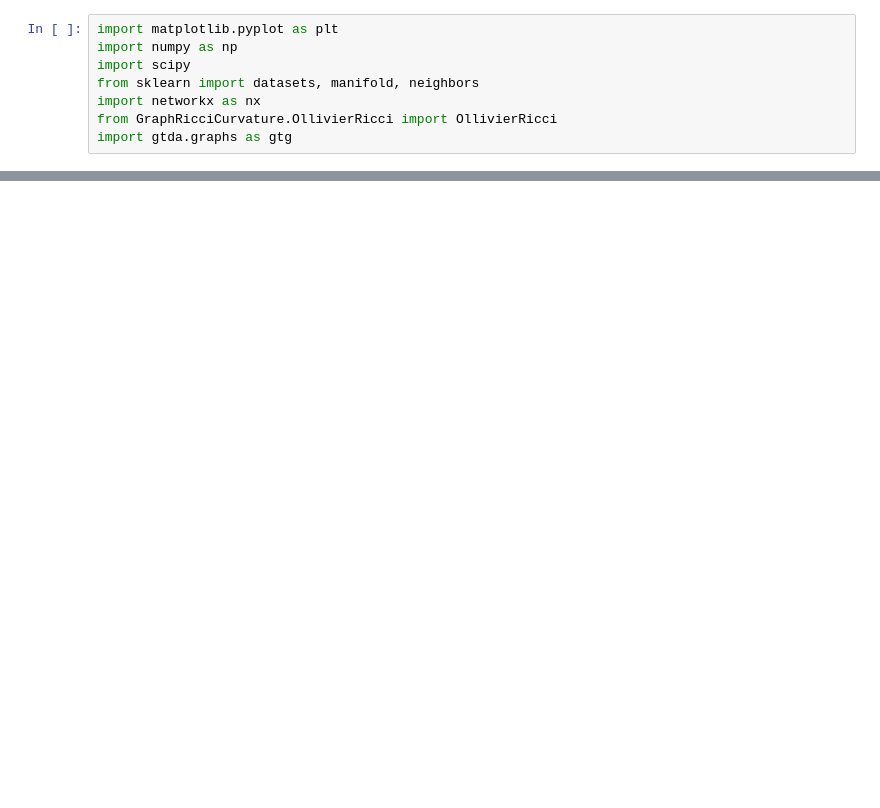
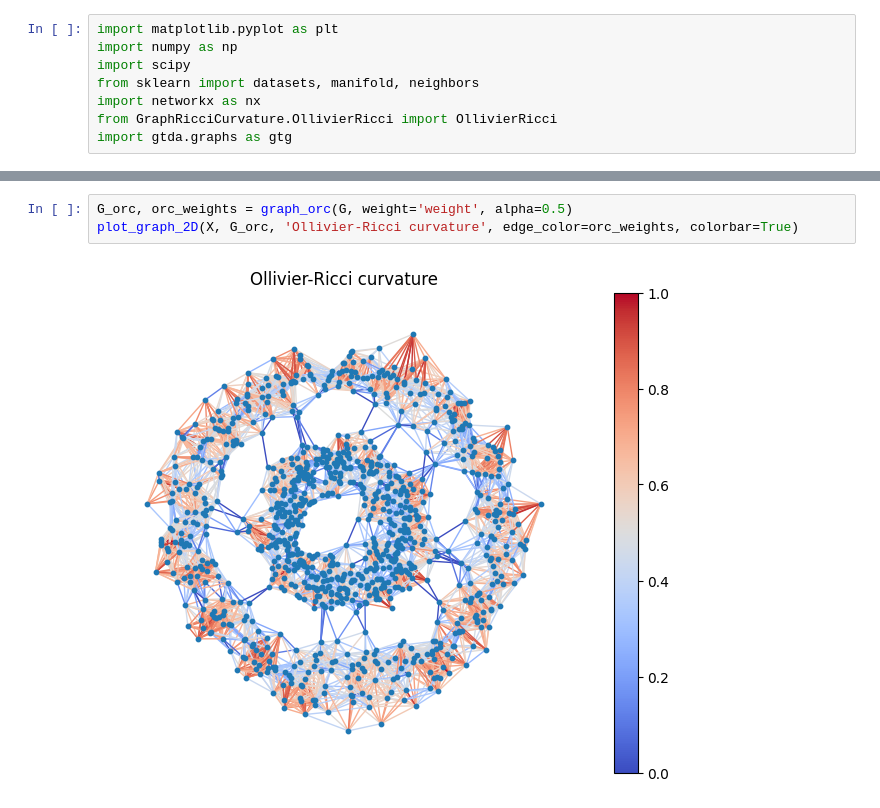
Before and after one commit to TristanSaidi/orcml, a Jupyter notebook: orcml.ipynb, the cells around one changed output, grey strips where cells are left out. Drawn from its saved outputs; the diff is of its cells as text; blank space fills up the shorter version.

```diff
--- a/orcml.ipynb
+++ b/orcml.ipynb
@@ -343,0 +312,5 @@ Number of components: 1
+# %%
+G_orc, orc_weights = graph_orc(G, weight='weight', alpha=0.5)
+plot_graph_2D(X, G_orc, 'Ollivier-Ricci curvature', edge_color=orc_weights, colorbar=True)
+# %% [output]
+[figure, added]
```
Also changed, not shown: parts of 28 cells of this notebook.
